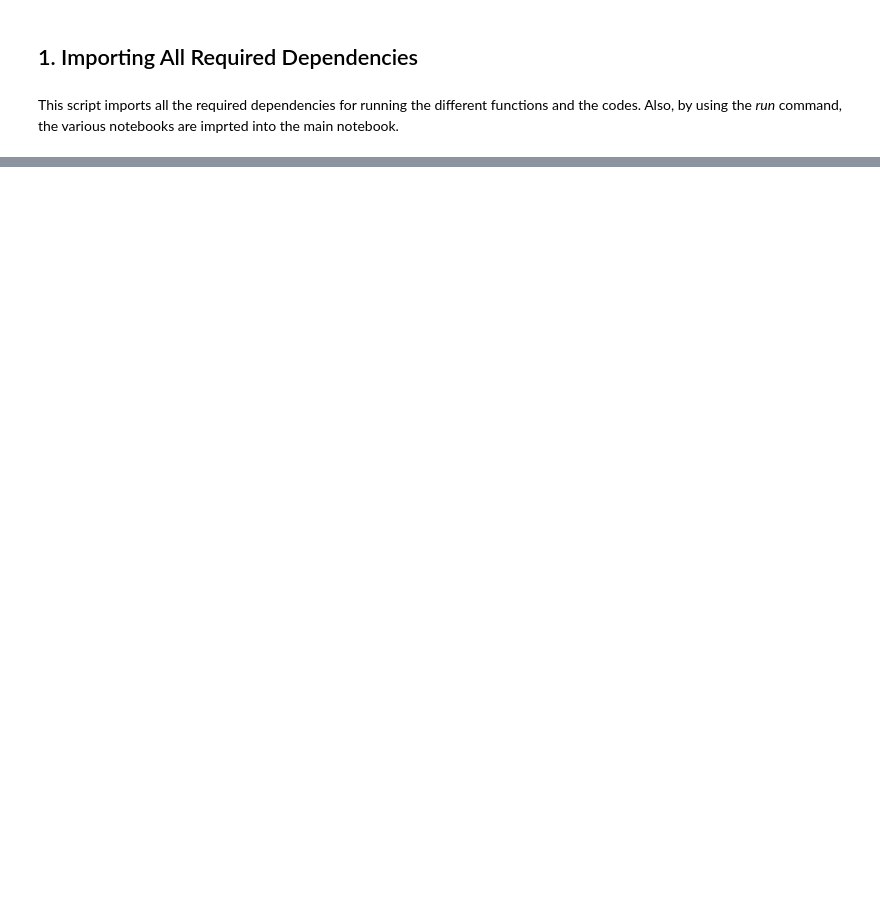
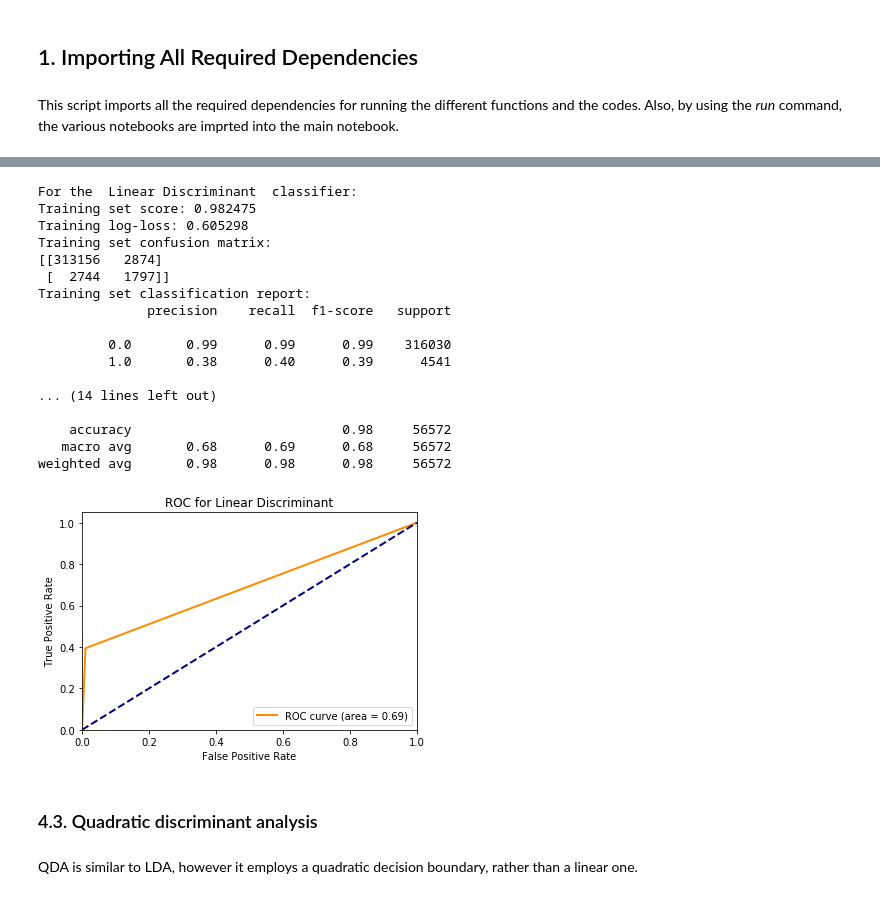
Before and after one commit to SABS-R3-projects/JA-ML, a Jupyter notebook: MAIN.ipynb, the cells around one changed output, grey strips where cells are left out. Drawn from its saved outputs; the diff is of its cells as text; code cells hidden in the pictures; blank space fills up the shorter version.

```diff
--- a/MAIN.ipynb
+++ b/MAIN.ipynb
@@ -33,0 +242,48 @@ classifiers = ["neural_network"]
+# %%
+def LDA(X_train, y_train, X_test):
+
+    """Classification using LDA
+
+    Args:
+        X_train: Predictor or feature values used for training
+        y_train: Response values used for training
+        X_test: Predictor or feature values used for predicting the response values using the classifier
+
+    Returns:
+        y_predicted_train: The predicted response values for the training dataset
+        y_predicted_test: The predicted response values for the test dataset
+
+    """
+
+    classifier = LinearDiscriminantAnalysis()
+    classifier = classifier.fit(X_train, y_train)
+    y_predicted_test = classifier.predict(X_test)
+    y_predicted_train = classifier.predict(X_train)
+    return y_predicted_train, y_predicted_test
+# %%
+y_predicted_train, y_predicted_test = LDA(X_train, y_train, X_test)
+# %%
+model_evaluation(X_train, X_test, y_train, y_test, y_predicted_train, y_predicted_test, title='Linear Discriminant')
+# %% [output]
+For the  Linear Discriminant  classifier:
+Training set score: 0.982475
+Training log-loss: 0.605298
+Training set confusion matrix:
+[[313156   2874]
+ [  2744   1797]]
+Training set classification report:
+              precision    recall  f1-score   support
+
+         0.0       0.99      0.99      0.99    316030
+         1.0       0.38      0.40      0.39      4541
+
+... (14 lines left out)
+
+    accuracy                           0.98     56572
+   macro avg       0.68      0.69      0.68     56572
+weighted avg       0.98      0.98      0.98     56572
+[figure, added]
+# %% [markdown]
+### 4.3. Quadratic discriminant analysis
+# %% [markdown]
+QDA is similar to LDA, however it employs a quadratic decision boundary, rather than a linear one.
```
Also changed, not shown: parts of 45 cells of this notebook, 1 other file.
